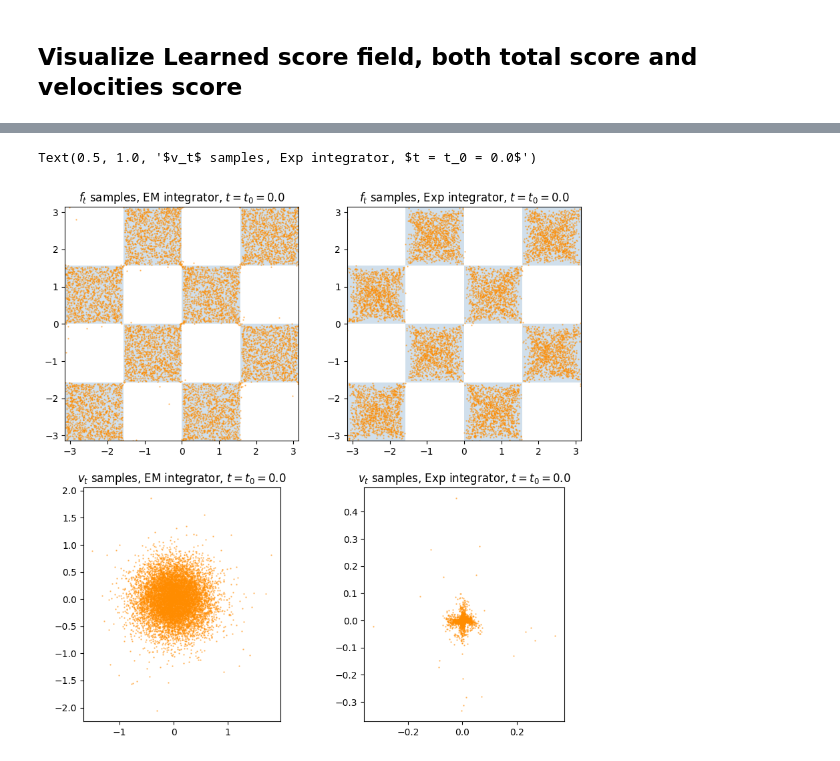
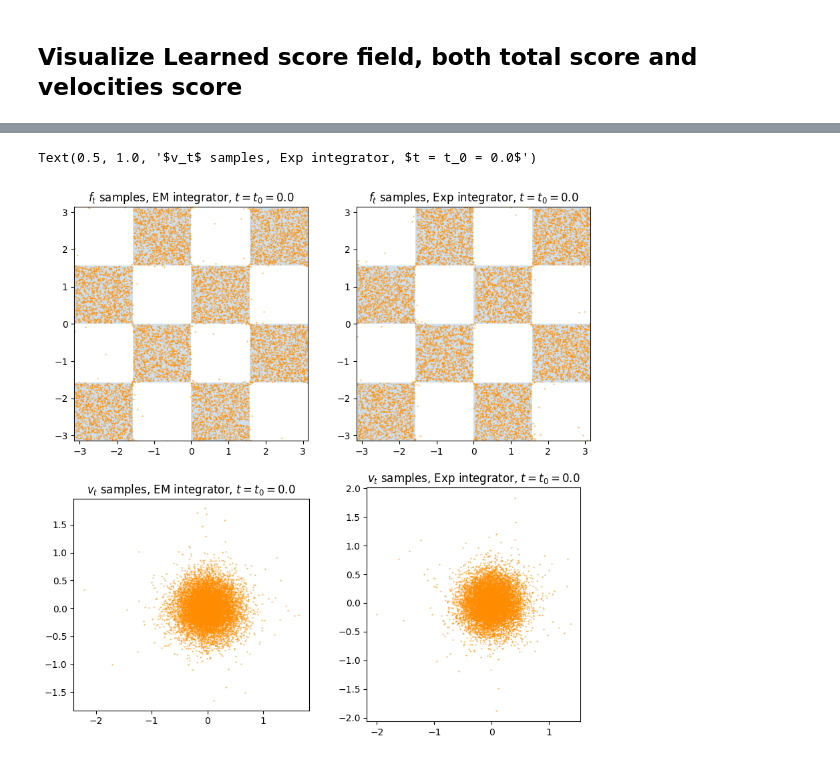
Before and after one commit to MateosCz/diffusion-playground, a Jupyter notebook: checkerboard_analysis.ipynb, the cells around one changed output, grey strips where cells are left out. Saved outputs shown, nothing was run; the diff lists cells and outputs as text; code cells hidden in the pictures.

```diff
--- a/checkerboard_analysis.ipynb
+++ b/checkerboard_analysis.ipynb
@@ -742,7 +744,7 @@ ft_list_em, vt_list_em, t_list_em = model.sample_backward(
     total_time=2.0,
     tdm_score_fn=score_nn,
     sample_trajectory=True,
-    n_steps = 15,
+    n_steps = 20,
     exponential_integration=False,
     probability_flow=True,
     predictor_corrector=False,
@@ -758,7 +760,7 @@ ft_list_exp, vt_list_exp, t_list_exp = model.sample_backward(
     total_time=2.0,
     tdm_score_fn=score_nn,
     sample_trajectory=True,
-    n_steps = 15,
+    n_steps = 20,
     exponential_integration=True,
     probability_flow=True,
     predictor_corrector=False,
@@ -773,31 +775,31 @@ ft_em_final = ft_list_em[-1].detach().cpu()
 v0_em_final = vt_list_em[-1].detach().cpu()
 
 ft_exp_final = ft_list_exp[-1].detach().cpu()
 v0_exp_final = vt_list_exp[-1].detach().cpu()
 
 t_final = t_list_em[-1]
 
 ax = axes[0, 0]
 custom_plot.draw_checkerboard(ax)
 ax.scatter(ft_em_final[:,0], ft_em_final[:,1], c="darkorange", cmap="viridis", s=0.5, alpha=0.5)
 ax.set_aspect("equal")
 ax.set_title(f"$f_t$ samples, EM integrator, $t = t_0 = {t_final}$")
 
 ax = axes[0, 1]
 custom_plot.draw_checkerboard(ax)
 ax.scatter(ft_exp_final[:,0], ft_exp_final[:,1], c="darkorange", cmap="viridis", s=0.5, alpha=0.5)
 ax.set_aspect("equal")
 ax.set_title(f"$f_t$ samples, Exp integrator, $t = t_0 = {t_final}$")
 
 ax = axes[1, 0]
 ax.scatter(v0_em_final[:,0], v0_em_final[:,1], c="darkorange", cmap="viridis", s=0.5, alpha=0.5)
 ax.set_aspect("equal")
 ax.set_title(f"$v_t$ samples, EM integrator, $t = t_0 = {t_final}$")
 
 ax = axes[1, 1]
 ax.scatter(v0_exp_final[:,0], v0_exp_final[:,1], c="darkorange", cmap="viridis", s=0.5, alpha=0.5)
 ax.set_aspect("equal")
 ax.set_title(f"$v_t$ samples, Exp integrator, $t = t_0 = {t_final}$")
 # %% [output]
 Text(0.5, 1.0, '$v_t$ samples, Exp integrator, $t = t_0 = 0.0$')
-[figure, old version]
+[figure, new version]
```
Also changed, not shown: parts of 12 cells of this notebook, 2 other files.
